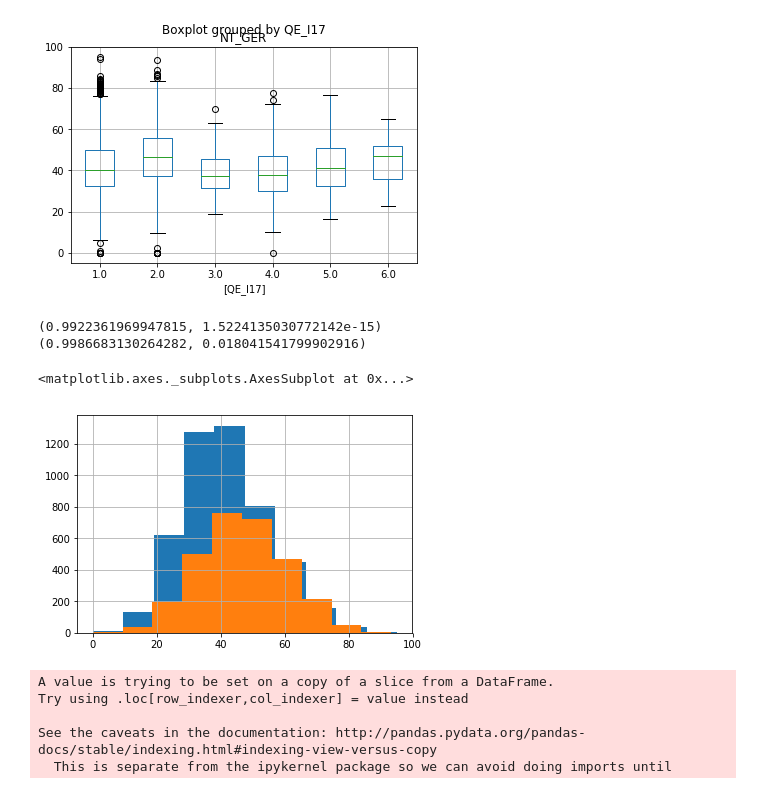
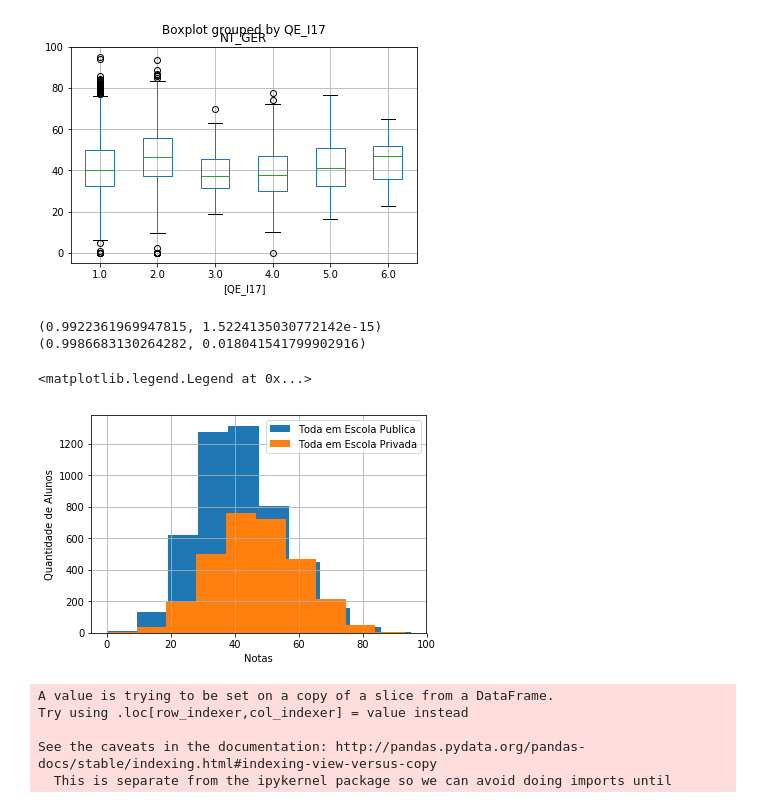
Before and after one commit to BrenoPeixotobr/topicosic, a Jupyter notebook: trabalho_aula5/aula5.ipynb, the cells around one changed output. Cells and saved outputs as stored; diff of their text form; code cells hidden in the pictures.

```diff
--- a/trabalho_aula5/aula5.ipynb
+++ b/trabalho_aula5/aula5.ipynb
@@ -126,21 +125,24 @@ qe09.boxplot(by='QE_I17')
 # %%
 import scipy.stats as stats
 
 print(stats.shapiro(qe09.NT_GER.loc[qe09.QE_I17 == 1]))
 
 print(stats.shapiro(qe09.NT_GER.loc[qe09.QE_I17 == 2]))
 
 #a saída do teste é o valor W e o p-value
 #Considera-se que a suposição não é violada quando o p-value é maior que alpha, normalmente 0.05
 
 #pelo histograma, também é possível observar a distribuição dos dados.
-qe09.NT_GER.loc[qe09.QE_I17 ==1].hist()
-qe09.NT_GER.loc[qe09.QE_I17 ==2].hist()
+qe09.NT_GER.loc[qe09.QE_I17 ==1].hist(label="Toda em Escola Publica")
+qe09.NT_GER.loc[qe09.QE_I17 ==2].hist(label="Toda em Escola Privada")
+plt.xlabel("Notas")
+plt.ylabel("Quantidade de Alunos")
+plt.legend()
 # %% [output]
 (0.9922361969947815, 1.5224135030772142e-15)
 (0.9986683130264282, 0.018041541799902916)
-<matplotlib.axes._subplots.AxesSubplot at 0x...>
+<matplotlib.legend.Legend at 0x...>
-[figure, old version]
+[figure, new version]
 # %%
 escolas = tabela[tabela['CO_GRUPO']==4004]
 
```
Also changed, not shown: parts of 3 cells of this notebook.
